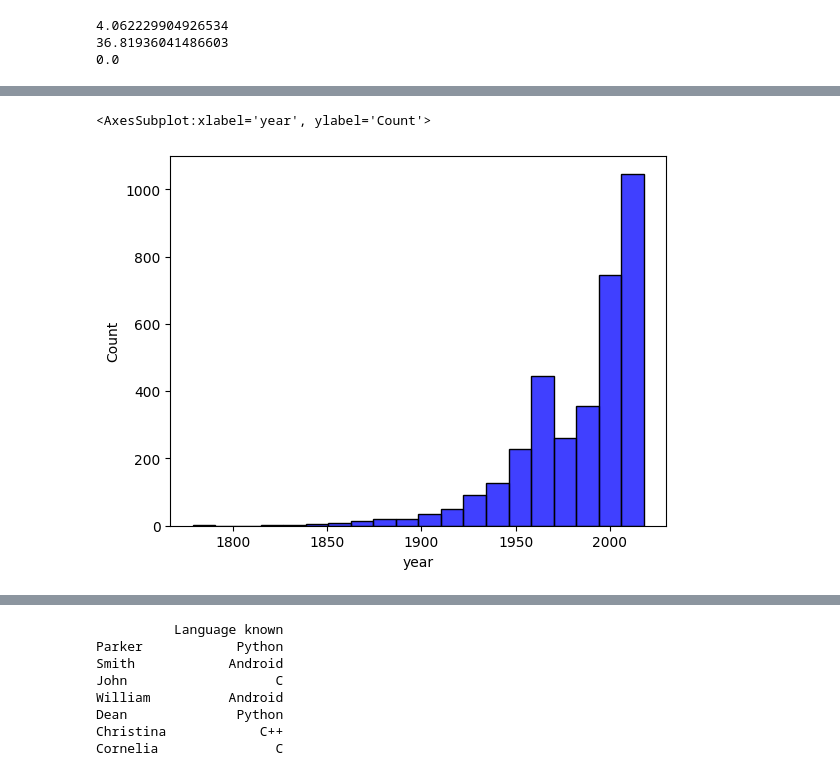
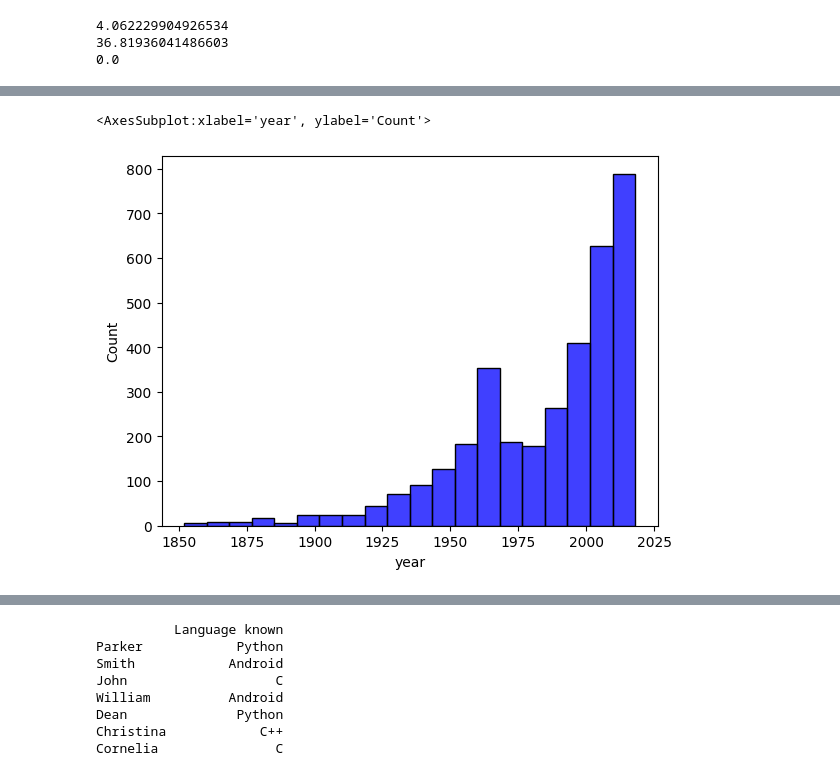
Before and after one commit to ju-br/Cleaning-data-and-evidence-based-insights-Shark-Attack-Project, a Jupyter notebook: Project 1 - Shark attack.ipynb, the cells around one changed output, grey strips where cells are left out. Drawn from its saved outputs; the diff is of its cells as text; code cells hidden in the pictures.

```diff
--- a/Project 1 - Shark attack.ipynb
+++ b/Project 1 - Shark attack.ipynb
@@ -215,0 +171,11 @@ Nan_attack_percentage
+# %%
+attacks.pop("Investigator or Source")
+attacks.pop("pdf")
+attacks.pop("href formula")
+attacks.pop("href")
+attacks.pop("original order")
+attacks.pop("Case Number.1")
+attacks.pop("Case Number.2")
+attacks.pop("Case Number")
+attacks.pop("Time")
+attacks.pop("Name")
@@ -313,0 +304,3 @@ sns.histplot(x=attacks.year, bins=30)
+# %%
+regex_list = [r"(-\D{3}-): ", r"-"]
+attacks['date'] = attacks['date'].replace(regex=regex_list, value="")
@@ -313,0 +332,2 @@ sns.histplot(x=attacks.year, bins=30)
+# %%
+attacks.dropna(subset=['date'], inplace = True)
@@ -314,7 +344,7 @@ sns.histplot(x=attacks.year, bins=30)
 # %%
 #Removing the data where 'Year'
-attacks = attacks.loc[attacks['year'] > 1750,:]
+attacks = attacks.loc[attacks['year'] > 1850,:]
 sns.histplot(x=attacks.year, bins=20,color='blue')
 # %% [output]
 <AxesSubplot:xlabel='year', ylabel='Count'>
-[figure, old version]
+[figure, new version]
```
Also changed, not shown: parts of 44 cells of this notebook.
